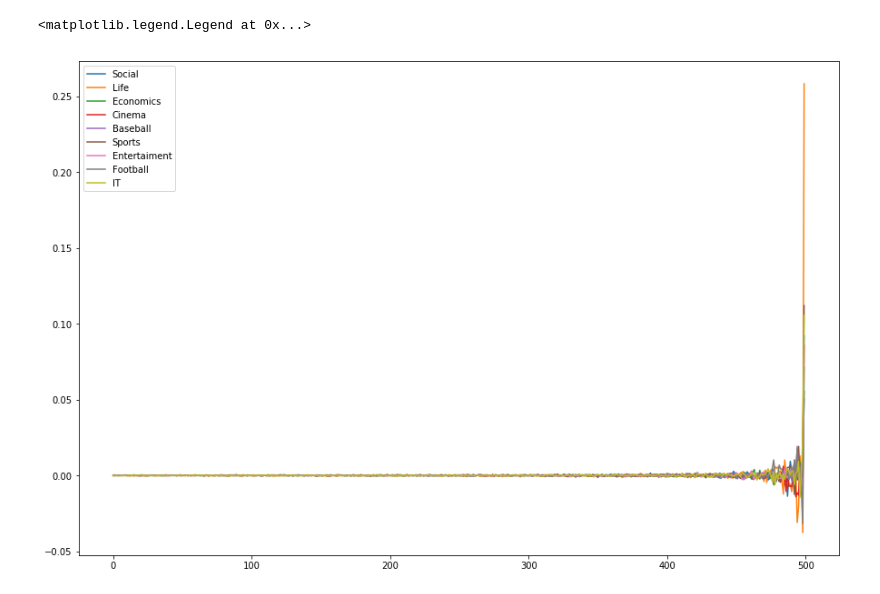
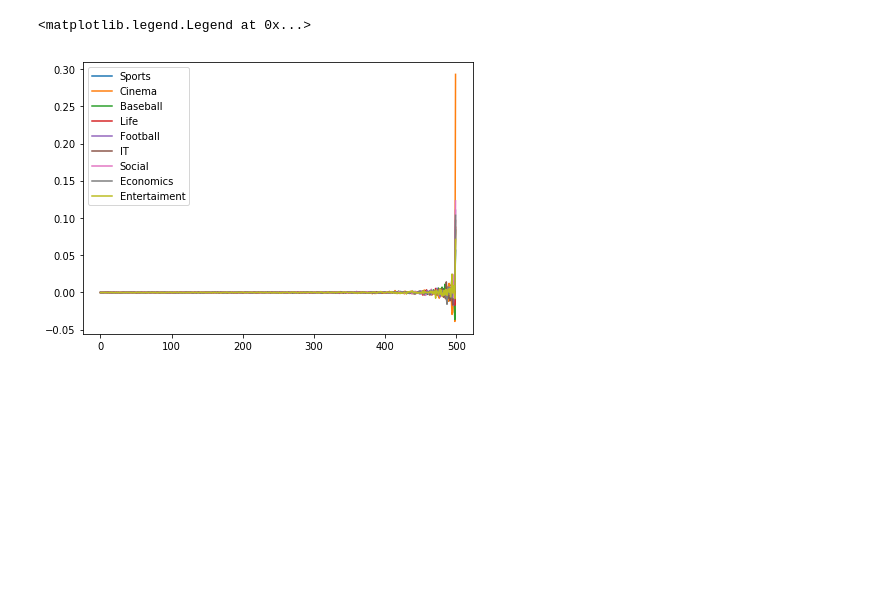
Before and after one commit to tMinamiii/news-category-learning, a Jupyter notebook: Untitled.ipynb, the cells around one changed output. Cells and saved outputs as stored; diff of their text form; code cells hidden in the pictures; blank space fills up the shorter version.

```diff
--- a/Untitled.ipynb
+++ b/Untitled.ipynb
@@ -5,8 +5,8 @@ import matplotlib.pyplot as plt
 import numpy as np
 import math
 # %%
-news_vecs = ld.load('ldata/2017-10-13.svdtd')
-tuid = ld.load('ldata/2017-10-13.tuid')
+news_vecs = ld.load('ldata/2017-10-14.svdtd')
+tuid = ld.load('ldata/2017-10-14.tuid')
 cat_list = list(tuid.categories)
 label = news_vecs[:,0]
 data = news_vecs[:,1]
@@ -26,16 +26,16 @@ for l, d in zip(label,data):
         total += d
     mat_dic.update({ind:total})
 # %%
-plt.rcParams['figure.figsize'] = (15.0, 10.0)
+plt.rcParams['figure.figsize'] = (7.0,5.0)
 d_len = len(data[0])
 for k,v in mat_dic.items():
     ave = v/d_len
     x = [i for i in range(0,d_len)]
     plt.plot(x, ave[0:], label=CATEGORIES[cat_list[k]])
 plt.legend()
 # %% [output]
 <matplotlib.legend.Legend at 0x...>
-[figure, old version]
+[figure, new version]
 # %%
 d_len = len(data[0])
 for k,v in mat_dic.items():
```
Also changed, not shown: parts of 2 cells of this notebook.
